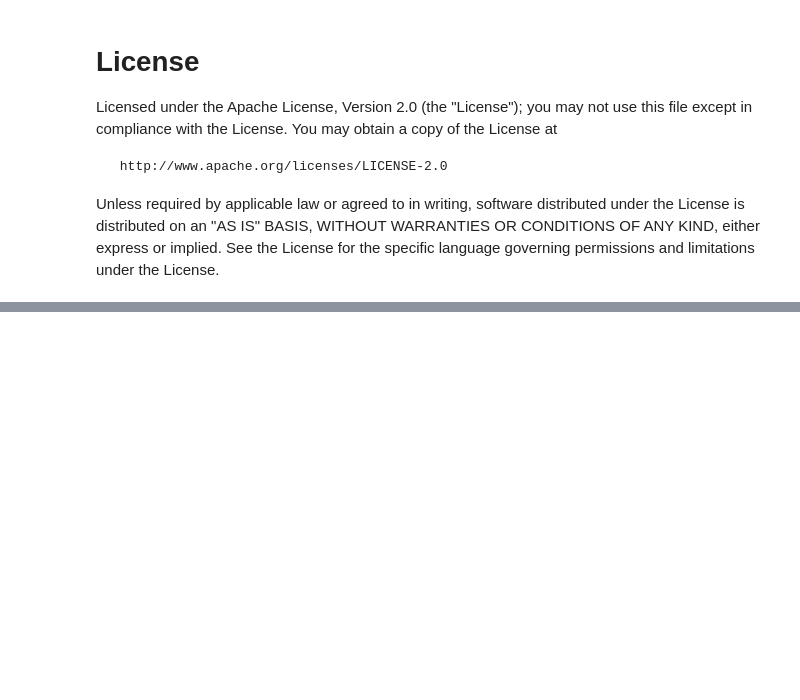
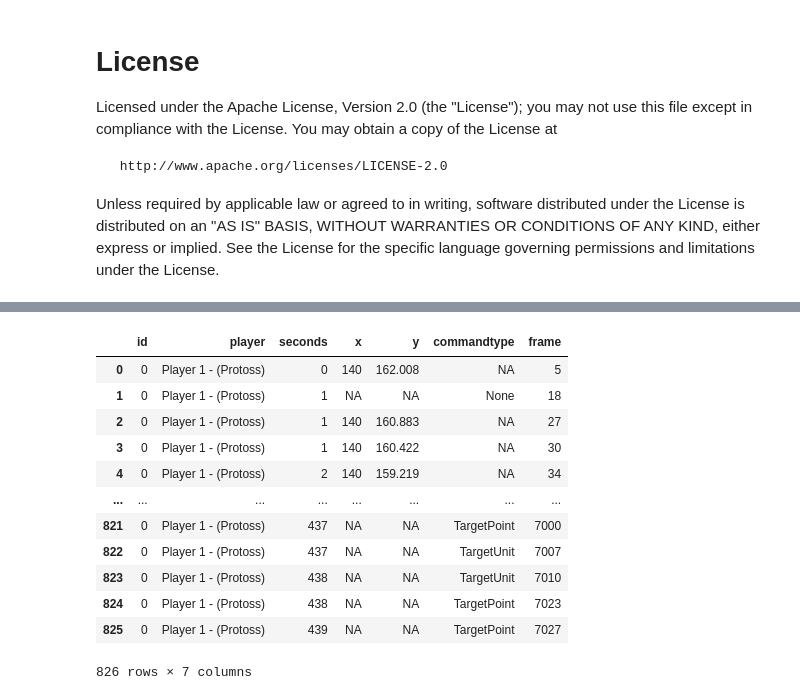
Before and after one commit to vadManuel/starcraft2-replay-analysis, a Jupyter notebook: notebooks/starcraft2_replay_analysis.ipynb, the cells around one changed output, grey strips where cells are left out. Cells and saved outputs as stored; diff of their text form; code cells hidden in the pictures; blank space fills up the shorter version.

```diff
--- a/notebooks/starcraft2_replay_analysis.ipynb
+++ b/notebooks/starcraft2_replay_analysis.ipynb
@@ -836,0 +861,42 @@ KeyboardInterrupt:
+# %%
+import sc2reader
+from sc2reader.events import *
+
+replay = replays[0]
+
+lst = []
+
+for event in replay.player[1].events:
+    if isinstance(event, CameraEvent):  # Change of camera position
+        try:
+            lst.append([event.pid, event.player, event.second, event.x, event.y, "NA", event.frame])
+        except:
+            print("error")
+
+    elif isinstance(event, CommandEvent): # Player commands
+        try:
+            lst.append([event.pid, event.player, event.second, "NA", "NA", event.ability_type, event.frame])
+        except:
+            print("error")
+# %%
+import pandas as pd
+
+pd.set_option('max_rows', 20)
+pos = pd.DataFrame(lst)
+pos.columns = ['id', 'player', 'seconds', 'x', 'y', 'commandtype', 'frame']
+
+pos
+# %% [output]
+|  | id | player | seconds | x | y | commandtype | frame |
+| 0 | 0 | Player 1 - (Protoss) | 0 | 140 | 162.008 | NA | 5 |
+| 1 | 0 | Player 1 - (Protoss) | 1 | NA | NA | None | 18 |
+| 2 | 0 | Player 1 - (Protoss) | 1 | 140 | 160.883 | NA | 27 |
+| 3 | 0 | Player 1 - (Protoss) | 1 | 140 | 160.422 | NA | 30 |
+| 4 | 0 | Player 1 - (Protoss) | 2 | 140 | 159.219 | NA | 34 |
+| ... | ... | ... | ... | ... | ... | ... | ... |
+| 821 | 0 | Player 1 - (Protoss) | 437 | NA | NA | TargetPoint | 7000 |
+| 822 | 0 | Player 1 - (Protoss) | 437 | NA | NA | TargetUnit | 7007 |
+| 823 | 0 | Player 1 - (Protoss) | 438 | NA | NA | TargetUnit | 7010 |
+| 824 | 0 | Player 1 - (Protoss) | 438 | NA | NA | TargetPoint | 7023 |
+| 825 | 0 | Player 1 - (Protoss) | 439 | NA | NA | TargetPoint | 7027 |
+826 rows × 7 columns
```
Also changed, not shown: parts of 5 cells of this notebook, 17 other files.
